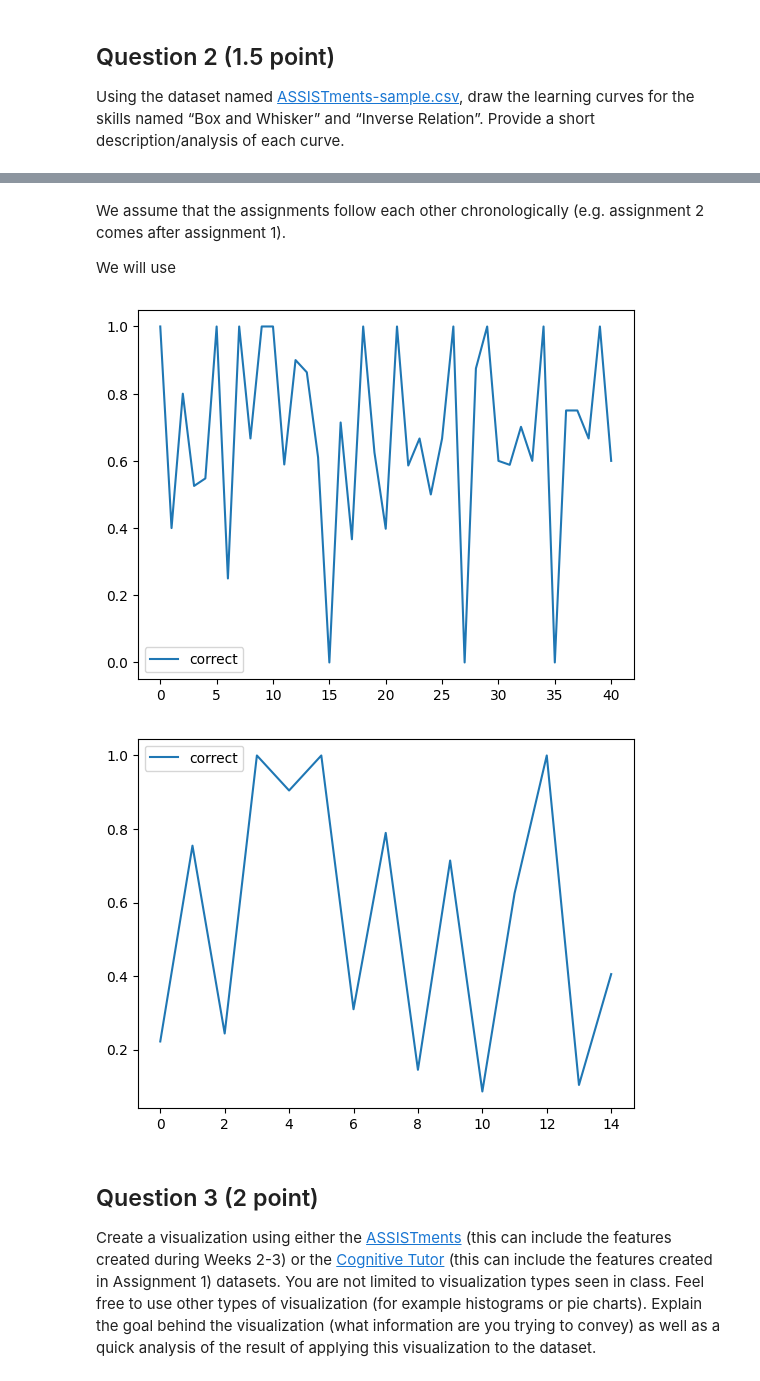
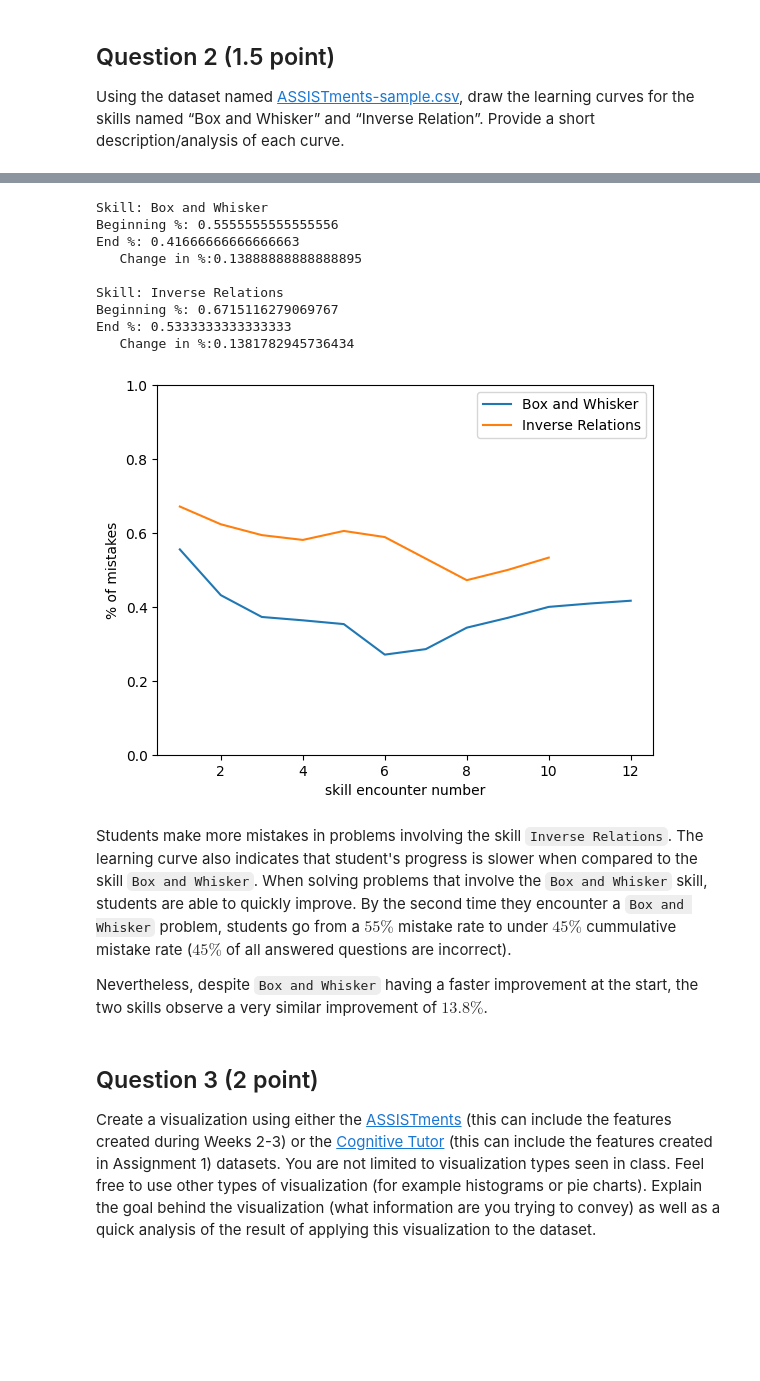
Before and after one commit to rodigu/ci539, a Jupyter notebook: ho2/ho2.ipynb, the cells around one changed output, grey strips where cells are left out. Saved outputs shown, nothing was run; the diff lists cells and outputs as text; code cells hidden in the pictures; blank space fills up the shorter version.

```diff
--- a/ho2/ho2.ipynb
+++ b/ho2/ho2.ipynb
@@ -43,5 +39,7 @@ The heatmap is the more appropriate visualization method, as in it we can better
 Using the dataset named [ASSISTments-sample.csv](./data/ASSISTments-sample.csv), draw the learning curves for the skills named “Box and Whisker” and “Inverse Relation”. Provide a short description/analysis of each curve.
 # %%
 assistment = pd.read_csv('./data/ASSISTments-sample.csv')
-assistment[assistment['user_id']==52451]
+
+ho2.learning_curve_for(assistment, 'Box and Whisker')
+ho2.learning_curve_for(assistment, 'Inverse Relations')
 # %% [output]
@@ -58,18 +46,18 @@ assistment[assistment['user_id']==52451]
+Skill: Box and Whisker
+Beginning %: 0.5555555555555556
+End %: 0.41666666666666663
+   Change in %:0.13888888888888895
+
+Skill: Inverse Relations
+Beginning %: 0.6715116279069767
+End %: 0.5333333333333333
+   Change in %:0.1381782945736434
+[figure, added]
-# %% [markdown]
-We assume that the assignments follow each other chronologically (e.g. assignment 2 comes after assignment 1).
-
-We will use
-# %%
-def plot_skill(df: pd.DataFrame, skill: str) -> pd.DataFrame:
-        d=df.groupby(['skill', 'assignment_id']).mean(numeric_only=True).reset_index().drop(columns=['problem_id', 'user_id', 'assistment_id', 'original', 'hint_count'])
-        d=d[d['skill'] == skill].set_index('assignment_id').drop(columns=['skill'])
-        d['correct'] = 1 - d['correct']
-        d.reset_index().plot(y='correct')
-plot_skill(assistment, 'Inverse Relations')
-plot_skill(assistment, 'Box and Whisker')
-# %% [output]
-[figure, removed]
-[figure, removed]
+# %% [markdown]
+Students make more mistakes in problems involving the skill `Inverse Relations`. The learning curve also indicates that student's progress is slower when compared to the skill `Box and Whisker`.
+When solving  problems that involve the `Box and Whisker` skill, students are able to quickly improve. By the second time they encounter a `Box and Whisker` problem, students go from a $55\%$ mistake rate to under $45\%$ cummulative mistake rate ($45\%$ of all answered questions are incorrect).
+
+Nevertheless, despite `Box and Whisker` having a faster improvement at the start, the two skills observe a very similar improvement of $13.8\%$.
 # %% [markdown]
 ## Question 3 (2 point)
 
```
Also changed, not shown: parts of 5 cells of this notebook, 2 other files.
